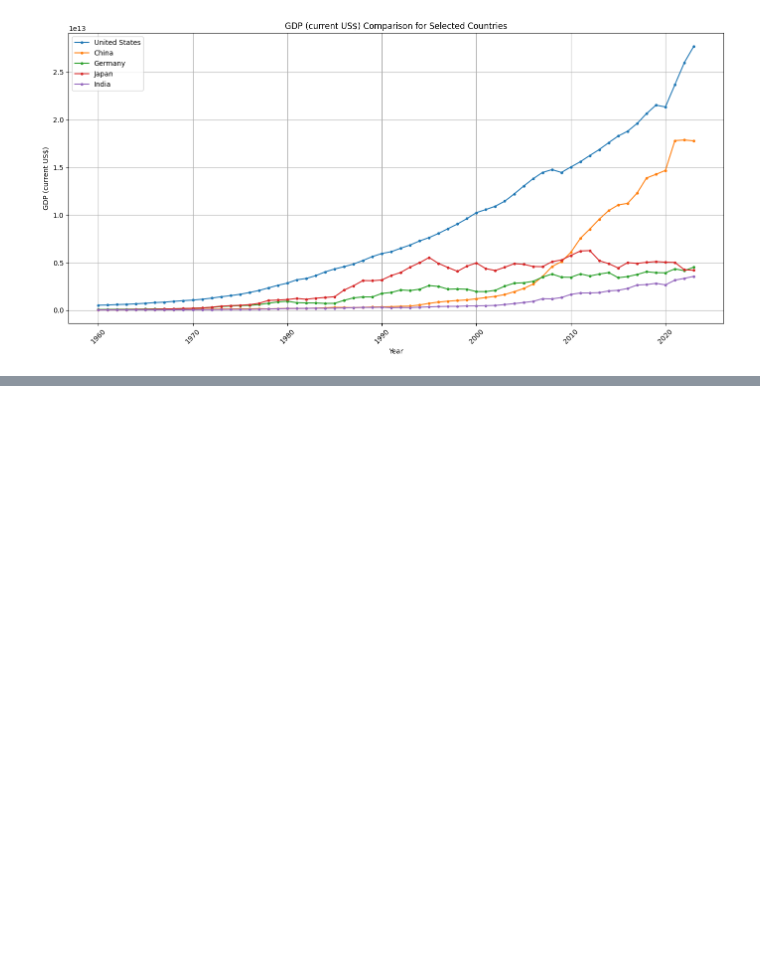
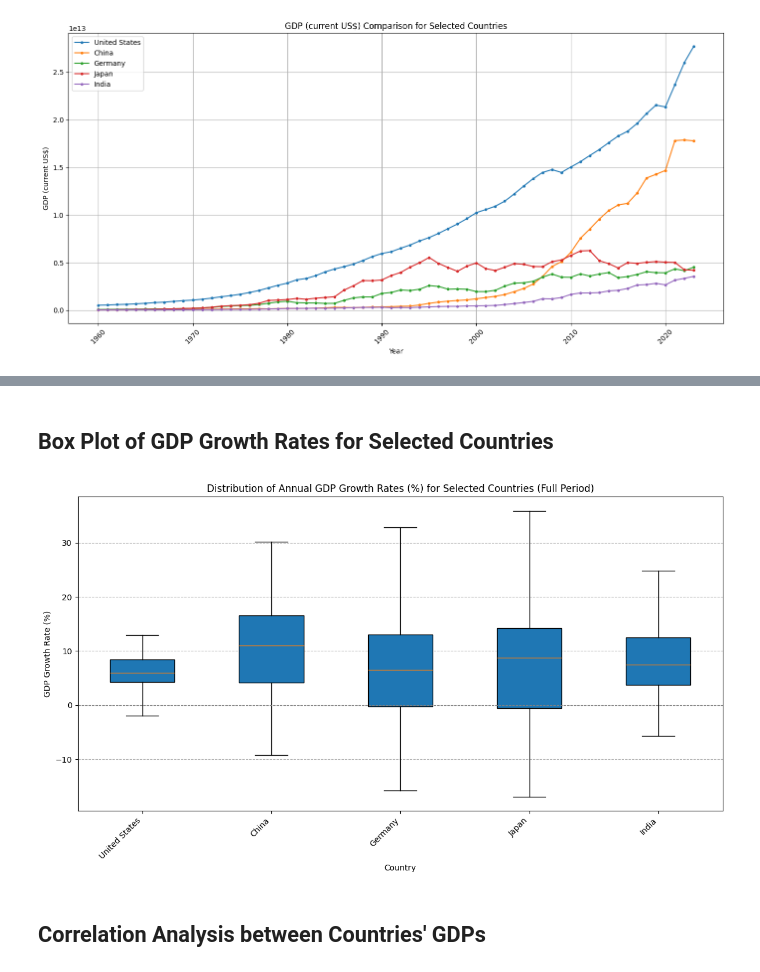
Before and after one commit to samozturk/data_analysis_course, a Jupyter notebook: demo.ipynb, the cells around one changed output, grey strips where cells are left out. Cells and saved outputs as stored; diff of their text form; code cells hidden in the pictures; blank space fills up the shorter version.

```diff
--- a/demo.ipynb
+++ b/demo.ipynb
@@ -241,0 +350,32 @@ plt.show() # Display the plot
+# %% [markdown]
+## Box Plot of GDP Growth Rates for Selected Countries
+# %%
+# Prepare data for box plot - need growth rates per country
+# Use df_compare which already has 'GDP Growth Rate (%)' calculated
+# Drop NaN values which occur for the first year of data for each country
+df_growth_box = df_compare.dropna(subset=['GDP Growth Rate (%)']).copy()
+
+# Create the box plot
+plt.figure(figsize=(12, 7))
+
+# We need to group data by country to create the box plot correctly
+# Matplotlib's boxplot can take a list of arrays/Series, one for each box
+growth_data_to_plot = [df_growth_box[df_growth_box['Country Name'] == country]['GDP Growth Rate (%)']
+                       for country in countries_to_compare]
+
+plt.boxplot(growth_data_to_plot, labels=countries_to_compare, patch_artist=True, showfliers=False) # patch_artist for fill, showfliers=False to hide outliers for cleaner look
+
+# Add titles and labels
+plt.title('Distribution of Annual GDP Growth Rates (%) for Selected Countries (Full Period)')
+plt.xlabel('Country')
+plt.ylabel('GDP Growth Rate (%)')
+plt.axhline(0, color='grey', linestyle='--', linewidth=0.8) # Line at 0% growth
+plt.xticks(rotation=45, ha='right')
+plt.grid(axis='y', linestyle='--')
+
+plt.tight_layout() # Adjust layout
+plt.show() # Display the plot
+# %% [output]
+[figure, added]
+# %% [markdown]
+## Correlation Analysis between Countries' GDPs
```
Also changed, not shown: parts of 16 cells of this notebook, 4 other files.
